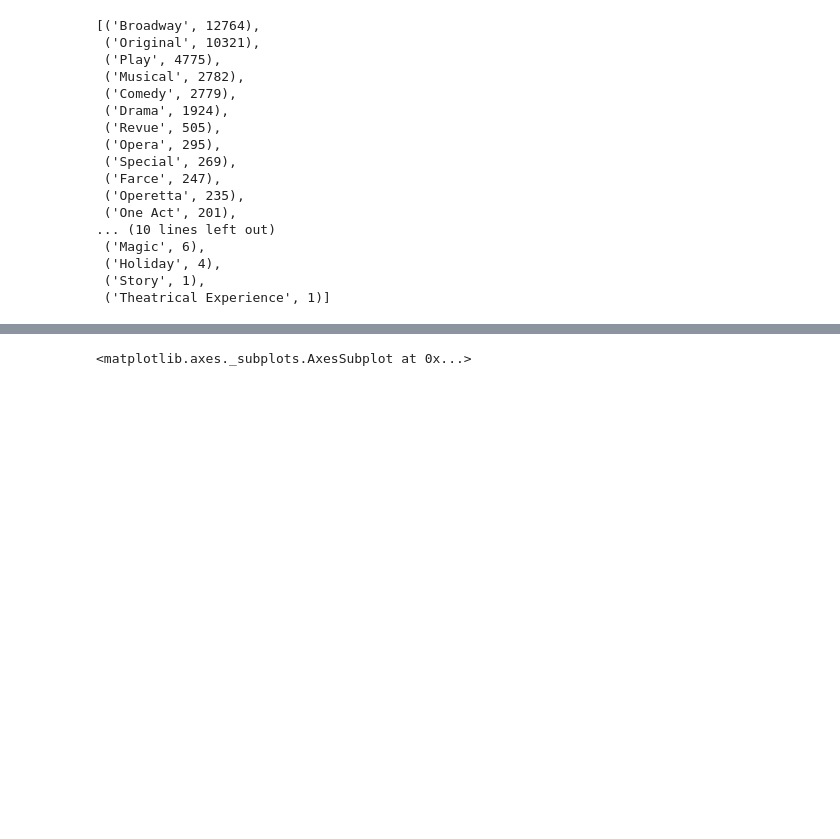
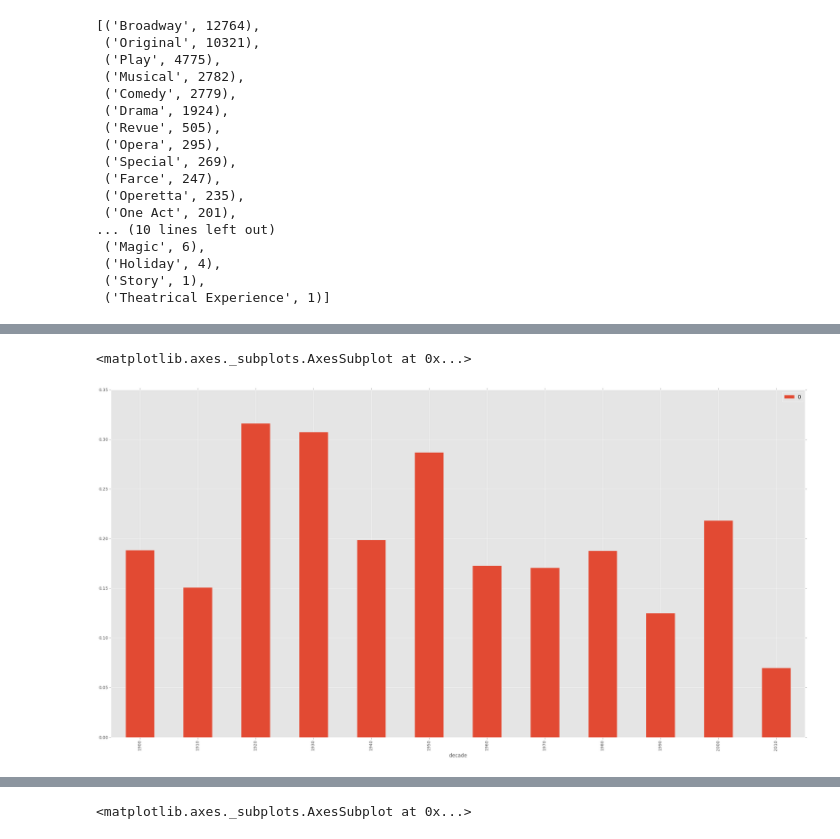
Before and after one commit to kebuhcah/purgation, a Jupyter notebook: playbill_basic.ipynb, the cells around one changed output, grey strips where cells are left out. Cells and saved outputs as stored; diff of their text form; code cells hidden in the pictures; blank space fills up the shorter version.

```diff
--- a/playbill_basic.ipynb
+++ b/playbill_basic.ipynb
@@ -130,0 +138,9 @@ Shows[(Shows.year>1900) & (Shows.tags.isin(['Broadway/Original/Play','Broadway/M
+# %%
+t = Shows[(Shows.year>1900)] \
+    .groupby(['decade','isComedy']).nunique()['urlMinusVaultId'].unstack() #.plot.bar(stacked=True,figsize=(30,15))
+t['Total'] = t.sum(axis=1)
+
+DataFrame(t[True] / t['Total']).plot.bar(figsize=(30,15))
+# %% [output]
+<matplotlib.axes._subplots.AxesSubplot at 0x...>
+[figure, added]
```
Also changed, not shown: parts of 6 cells of this notebook.
